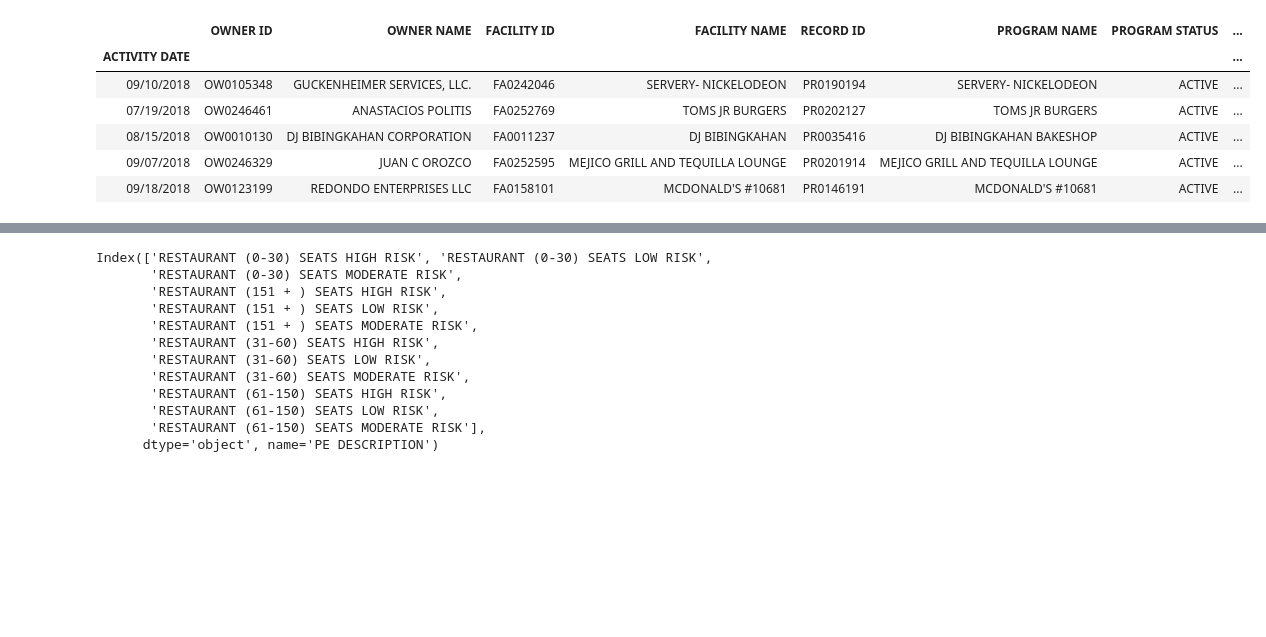
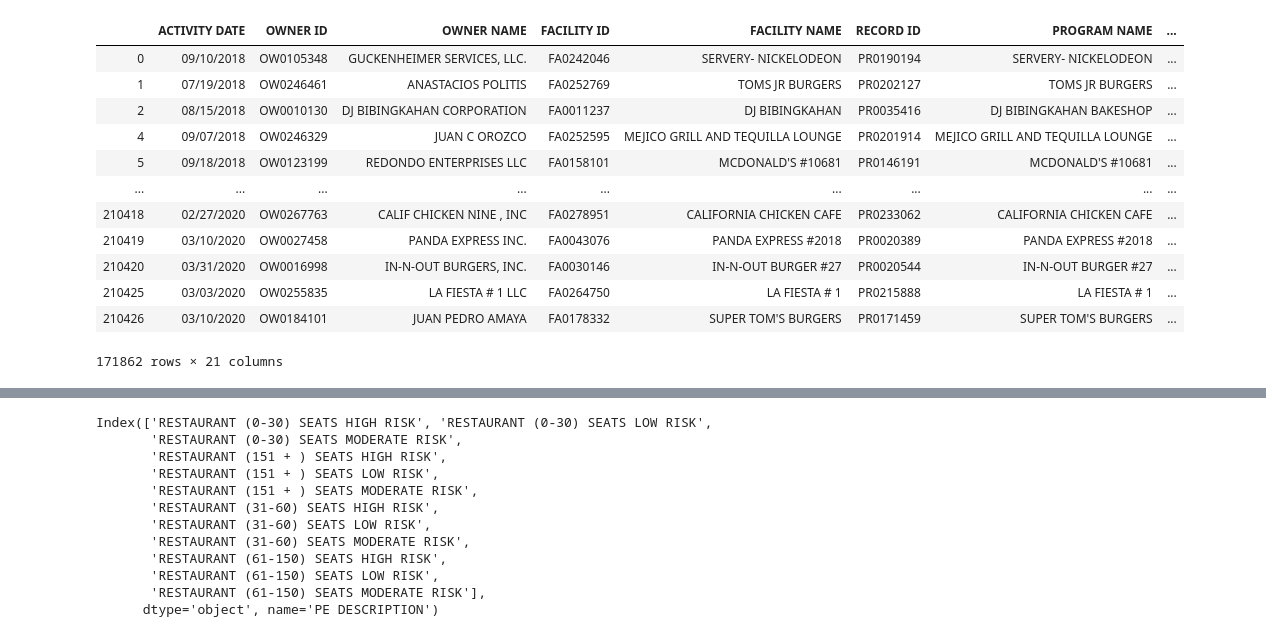
Before and after one commit to mcarter-00/Rats-in-the-Restaurants, a Jupyter notebook: Rats in the restaurant _ exploration.ipynb, the cells around one changed output, grey strips where cells are left out. Cells and saved outputs as stored; diff of their text form; code cells hidden in the pictures; blank space fills up the shorter version.

```diff
--- a/Rats in the restaurant _ exploration.ipynb
+++ b/Rats in the restaurant _ exploration.ipynb
@@ -6,5 +4,5 @@ from sqlalchemy import create_engine
 # %%
 file_path = "Resources/LOS_ANGELES_COUNTY_RESTAURANT_AND_MARKET_INSPECTIONS.csv"
-restaurant_list_df = pd.read_csv(file_path,index_col=0)
-restaurant_list_df
+restaurant_list_df = pd.read_csv(file_path)
+restaurant_list_df.head()
 # %% [output]
@@ -50,6 +36,8 @@ Column GRADE has 77 null values
 Column SERIAL NUMBER has 0 null values
 Column EMPLOYEE ID has 0 null values
 Column Location has 7106 null values
+# %%
+pd.set_option('display.max_columns', 999)
 # %%
 #data type
 restaurant_list_df.dtypes
@@ -95,12 +99,18 @@ Index(['CATERER (0-999 SQ. FT.)', 'CATERER (1,000-1,999 SQ. FT.)',
 # %%
 #Remove all PE DESCRIPTION that are not restaurants
 restaurant_list2_df= restaurant_list_df.loc[restaurant_list_df['PE DESCRIPTION'].str.contains('RESTAURANT')]
-restaurant_list2_df.head()
+restaurant_list2_df
 # %% [output]
-|  | OWNER ID | OWNER NAME | FACILITY ID | FACILITY NAME | RECORD ID | PROGRAM NAME | PROGRAM STATUS | ... |
-| ACTIVITY DATE |  |  |  |  |  |  |  | ... |
-| 09/10/2018 | OW0105348 | GUCKENHEIMER SERVICES, LLC. | FA0242046 | SERVERY- NICKELODEON | PR0190194 | SERVERY- NICKELODEON | ACTIVE | ... |
-| 07/19/2018 | OW0246461 | ANASTACIOS POLITIS | FA0252769 | TOMS JR BURGERS | PR0202127 | TOMS JR BURGERS | ACTIVE | ... |
-| 08/15/2018 | OW0010130 | DJ BIBINGKAHAN CORPORATION | FA0011237 | DJ BIBINGKAHAN | PR0035416 | DJ BIBINGKAHAN BAKESHOP | ACTIVE | ... |
-| 09/07/2018 | OW0246329 | JUAN C OROZCO | FA0252595 | MEJICO GRILL AND TEQUILLA LOUNGE | PR0201914 | MEJICO GRILL AND TEQUILLA LOUNGE | ACTIVE | ... |
-| 09/18/2018 | OW0123199 | REDONDO ENTERPRISES LLC | FA0158101 | MCDONALD'S #10681 | PR0146191 | MCDONALD'S #10681 | ACTIVE | ... |
+|  | ACTIVITY DATE | OWNER ID | OWNER NAME | FACILITY ID | FACILITY NAME | RECORD ID | PROGRAM NAME | ... |
+| 0 | 09/10/2018 | OW0105348 | GUCKENHEIMER SERVICES, LLC. | FA0242046 | SERVERY- NICKELODEON | PR0190194 | SERVERY- NICKELODEON | ... |
+| 1 | 07/19/2018 | OW0246461 | ANASTACIOS POLITIS | FA0252769 | TOMS JR BURGERS | PR0202127 | TOMS JR BURGERS | ... |
+| 2 | 08/15/2018 | OW0010130 | DJ BIBINGKAHAN CORPORATION | FA0011237 | DJ BIBINGKAHAN | PR0035416 | DJ BIBINGKAHAN BAKESHOP | ... |
+| 4 | 09/07/2018 | OW0246329 | JUAN C OROZCO | FA0252595 | MEJICO GRILL AND TEQUILLA LOUNGE | PR0201914 | MEJICO GRILL AND TEQUILLA LOUNGE | ... |
+| 5 | 09/18/2018 | OW0123199 | REDONDO ENTERPRISES LLC | FA0158101 | MCDONALD'S #10681 | PR0146191 | MCDONALD'S #10681 | ... |
+| ... | ... | ... | ... | ... | ... | ... | ... | ... |
+| 210418 | 02/27/2020 | OW0267763 | CALIF CHICKEN NINE , INC | FA0278951 | CALIFORNIA CHICKEN CAFE | PR0233062 | CALIFORNIA CHICKEN CAFE | ... |
+| 210419 | 03/10/2020 | OW0027458 | PANDA EXPRESS INC. | FA0043076 | PANDA EXPRESS #2018 | PR0020389 | PANDA EXPRESS #2018 | ... |
+| 210420 | 03/31/2020 | OW0016998 | IN-N-OUT BURGERS, INC. | FA0030146 | IN-N-OUT BURGER #27 | PR0020544 | IN-N-OUT BURGER #27 | ... |
+| 210425 | 03/03/2020 | OW0255835 | LA FIESTA # 1 LLC | FA0264750 | LA FIESTA # 1 | PR0215888 | LA FIESTA # 1 | ... |
+| 210426 | 03/10/2020 | OW0184101 | JUAN PEDRO AMAYA | FA0178332 | SUPER TOM'S BURGERS | PR0171459 | SUPER TOM'S BURGERS | ... |
+171862 rows × 21 columns
```
Also changed, not shown: parts of 26 cells of this notebook, 4 other files.
